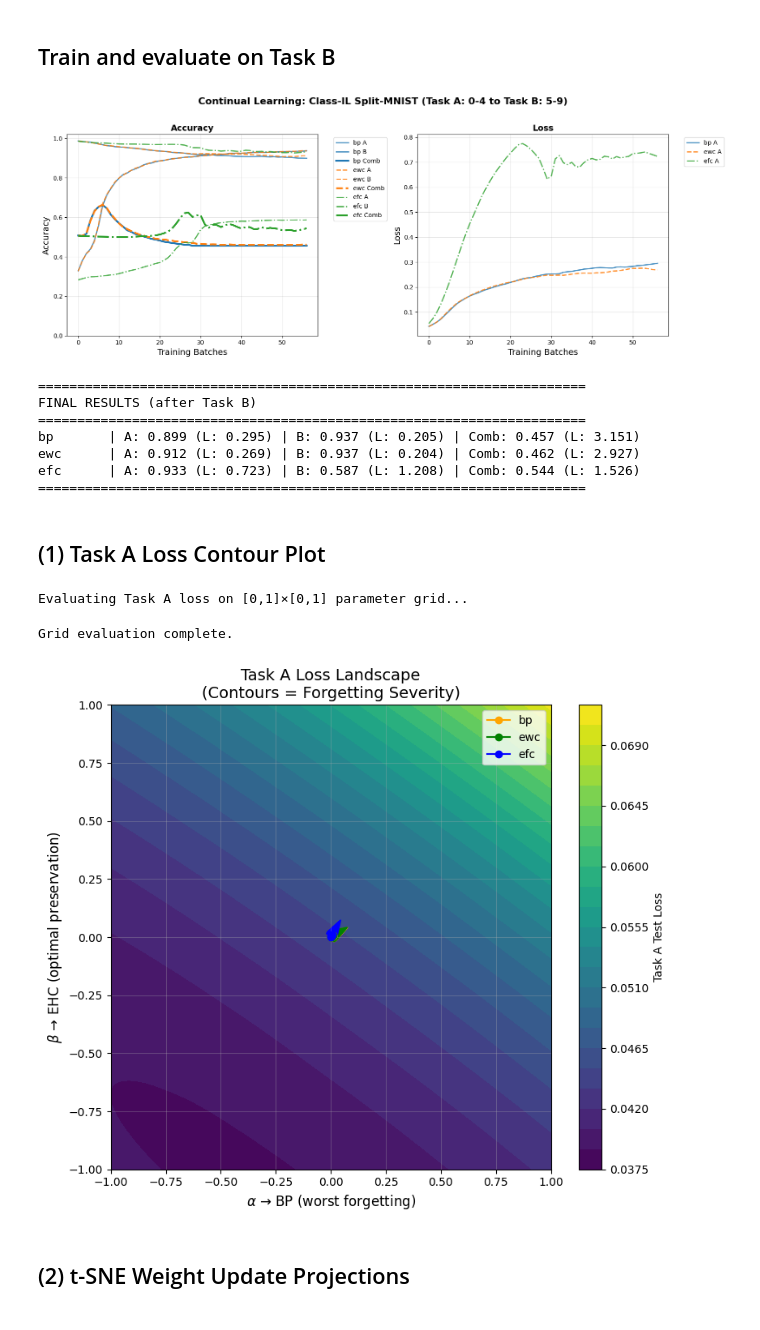
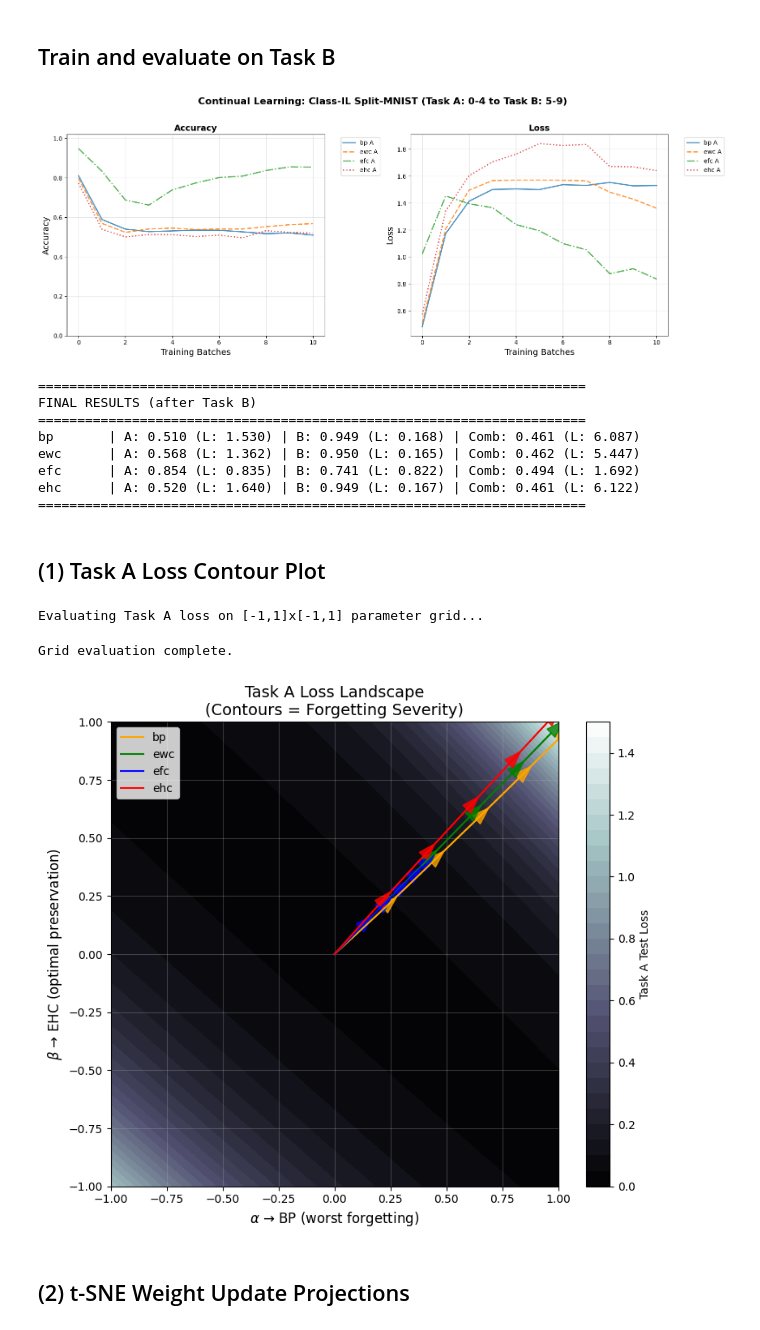
Before and after one commit to s-de-haan/Equilibrium-Fisher-Control, a Jupyter notebook: theory_validation.ipynb, the cells around one changed output. Drawn from its saved outputs; the diff is of its cells as text; code cells hidden in the pictures.

Commit message:
Contour plot (not orthogonal) and fixed Hessian mean reduction

```diff
--- a/theory_validation.ipynb
+++ b/theory_validation.ipynb
@@ -206,7 +213,7 @@ nets = {
     'bp': bp_net,
     'ewc': ewc_net,
     'efc': efc_net,
-    # 'ehc': ehc_net
+    'ehc': ehc_net
 }
 
 weight_deltas = {name: [] for name in nets}  # List of dicts {param_name: delta_tensor} for first 5 batches
@@ -283,8 +290,8 @@ for name in nets.keys():
 
     # --- Accuracy subplot ---
     ax_acc.plot(x, acc_logs[name]['acc_A'], label=f'{name} A', color=colors[name], linestyle=linestyles[name], lw=2, alpha=0.8)
-    ax_acc.plot(x, acc_logs[name]['acc_B'], label=f'{name} B', color=colors[name], linestyle=linestyles[name], lw=2, alpha=0.8)
-    ax_acc.plot(x, acc_logs[name]['combined'], label=f'{name} Comb', color=colors[name], linestyle=linestyles[name], lw=3)
+    # ax_acc.plot(x, acc_logs[name]['acc_B'], label=f'{name} B', color=colors[name], linestyle=linestyles[name], lw=2, alpha=0.8)
+    # ax_acc.plot(x, acc_logs[name]['combined'], label=f'{name} Comb', color=colors[name], linestyle=linestyles[name], lw=3)
 
     # --- Loss subplot ---
     ax_loss.plot(x, loss_logs[name]['loss_A'], label=f'{name} A', color=colors[name], linestyle=linestyles[name], lw=2, alpha=0.8)
@@ -322,13 +329,14 @@ for name in nets.keys():
           f"Comb: {acc_logs[name]['combined'][-1]:.3f} (L: {loss_logs[name]['combined'][-1]:.3f})")
 print("="*70)
 # %% [output]
-[figure, old version]
+[figure, new version]
 ======================================================================
 FINAL RESULTS (after Task B)
 ======================================================================
-bp       | A: 0.899 (L: 0.295) | B: 0.937 (L: 0.205) | Comb: 0.457 (L: 3.151)
-ewc      | A: 0.912 (L: 0.269) | B: 0.937 (L: 0.204) | Comb: 0.462 (L: 2.927)
-efc      | A: 0.933 (L: 0.723) | B: 0.587 (L: 1.208) | Comb: 0.544 (L: 1.526)
+bp       | A: 0.510 (L: 1.530) | B: 0.949 (L: 0.168) | Comb: 0.461 (L: 6.087)
+ewc      | A: 0.568 (L: 1.362) | B: 0.950 (L: 0.165) | Comb: 0.462 (L: 5.447)
+efc      | A: 0.854 (L: 0.835) | B: 0.741 (L: 0.822) | Comb: 0.494 (L: 1.692)
+ehc      | A: 0.520 (L: 1.640) | B: 0.949 (L: 0.167) | Comb: 0.461 (L: 6.122)
 ======================================================================
 # %% [markdown]
 ## (1) Task A Loss Contour Plot
@@ -370,7 +378,7 @@ theta_0_flat = flatten_params(bp_net_A)  # center (0,0)
 # EHC end point (y-axis: optimal second-order)
 ehc_end_flat = theta_0_flat.clone()
 for step in range(num_steps):
-    delta_dict = weight_deltas['efc'][step] # TODO: change back to 'EHC'
+    delta_dict = weight_deltas['ehc'][step]
     delta_flat = torch.cat([d.flatten() for d in delta_dict.values()])
     ehc_end_flat += delta_flat
 
@@ -384,6 +392,12 @@ for step in range(num_steps):
 # Directions (normalized)
 d1 = ehc_end_flat - theta_0_flat
 d2 = bp_end_flat - theta_0_flat
+
+len_d1 = d1.norm()
+len_d2 = d2.norm()
+
+d1_norm = d1 / len_d1
+d2_norm = d2 / len_d2
 # %%
 grid_size = 50
 grid_range = 1.0  # [-1, 1] in scaled units
@@ -396,13 +410,13 @@ alpha, beta = np.meshgrid(
 
 losses_A = np.zeros((grid_size, grid_size))
 
-print("Evaluating Task A loss on [0,1]×[0,1] parameter grid...")
+print("Evaluating Task A loss on [-1,1]x[-1,1] parameter grid...")
 pbar = tqdm(total=grid_size**2, desc="Grid Eval", unit="point")
 
 for i in range(grid_size):
     for j in range(grid_size):
-        # Direct interpolation: θ = θ₀ + α·(BP_end - θ₀) + β·(EHC_end - θ₀)
-        delta = alpha[i,j] * (bp_end_flat - theta_0_flat) + beta[i,j] * (ehc_end_flat - theta_0_flat)
+        # Scale by original vector lengths
+        delta = alpha[i,j] * len_d2 * d2_norm + beta[i,j] * len_d1 * d1_norm
         interp_params = theta_0_flat + delta
 
         losses_A[i, j] = loss_A_at_params(bp_net_A, interp_params, test_loader_A)
@@ -411,49 +425,52 @@ for i in range(grid_size):
 pbar.close()
 print("Grid evaluation complete.")
 # %% [output]
-Evaluating Task A loss on [0,1]×[0,1] parameter grid...
+Evaluating Task A loss on [-1,1]x[-1,1] parameter grid...
 Grid evaluation complete.
 # %%
 plt.figure(figsize=(8, 7))
-plt.contourf(alpha, beta, losses_A, levels=30, cmap='viridis')
+plt.contourf(alpha, beta, losses_A, levels=30, cmap='bone')
 plt.colorbar(label='Task A Test Loss')
 
 # Method colors
-colors = {'bp': 'orange', 'ewc': 'green', 'efc': 'blue'} #, 'ehc': 'red'}
-methods = ['bp', 'ewc', 'efc']#, 'ehc']
+colors = {'bp': 'orange', 'ewc': 'green', 'efc': 'blue', 'ehc': 'red'}
+methods = ['bp', 'ewc', 'efc', 'ehc']
 
 # Plot each method's trajectory (cumulative over 5 steps)
 for method in methods:
     cum_flat = theta_0_flat.clone()
     traj_x, traj_y = [0.0], [0.0]
     for step in range(5):
         delta_flat = torch.cat([d.flatten() for d in weight_deltas[method][step].values()])
         cum_flat += delta_flat
 
         # Project onto d1 and d2 (no scaling)
-        proj_x = ((cum_flat - theta_0_flat) @ d2).item()
-        proj_y = ((cum_flat - theta_0_flat) @ d1).item()
+        proj_x = float(((cum_flat - theta_0_flat) @ d2_norm).item() / len_d2)
+        proj_y = float(((cum_flat - theta_0_flat) @ d1_norm).item() / len_d1)
 
         traj_x.append(proj_x)
         traj_y.append(proj_y)
 
-    plt.plot(traj_x, traj_y, 'o-', color=colors[method], label=method)
+    traj_x = np.array(traj_x, dtype=np.float64)
+    traj_y = np.array(traj_y, dtype=np.float64)
+
+    plt.plot(traj_x, traj_y, '-', color=colors[method], label=method)
     for k in range(1, len(traj_x)):
         plt.arrow(traj_x[k-1], traj_y[k-1],
                   traj_x[k] - traj_x[k-1], traj_y[k] - traj_y[k-1],
                   color=colors[method], head_width=0.05, alpha=0.8)
 
 plt.xlim(-grid_range, grid_range)
 plt.ylim(-grid_range, grid_range)
 plt.xlabel(r'$\alpha$ → BP (worst forgetting)', fontsize=12)
 plt.ylabel(r'$\beta$ → EHC (optimal preservation)', fontsize=12)
 plt.title('Task A Loss Landscape\n(Contours = Forgetting Severity)', fontsize=14)
 plt.legend()
 plt.grid(True, alpha=0.3)
 plt.tight_layout()
 plt.show()
 # %% [output]
-[figure, old version]
+[figure, new version]
 # %% [markdown]
 ## (2) t-SNE Weight Update Projections
 # %%
```
Also changed, not shown: parts of 2 cells of this notebook, 1 other file.
